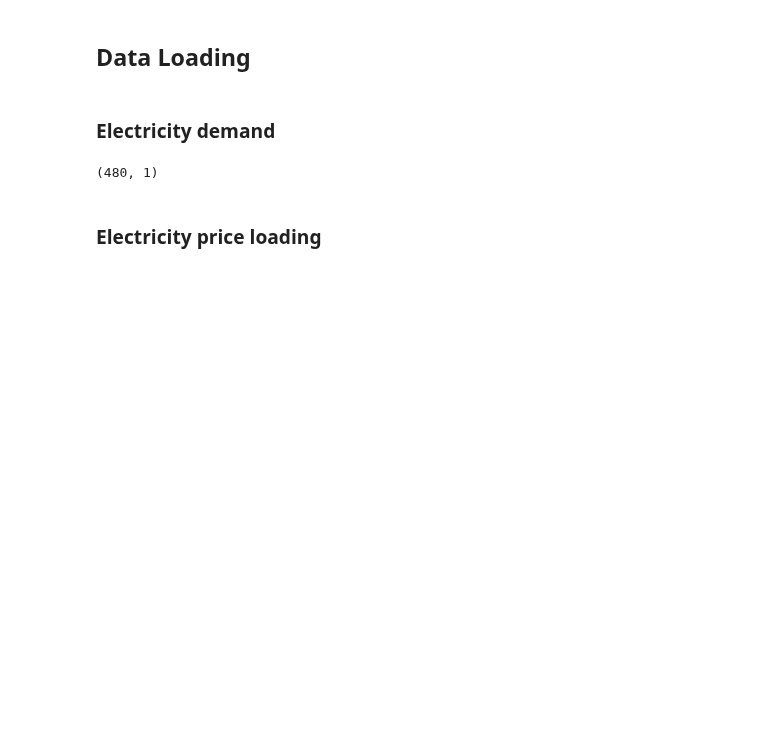
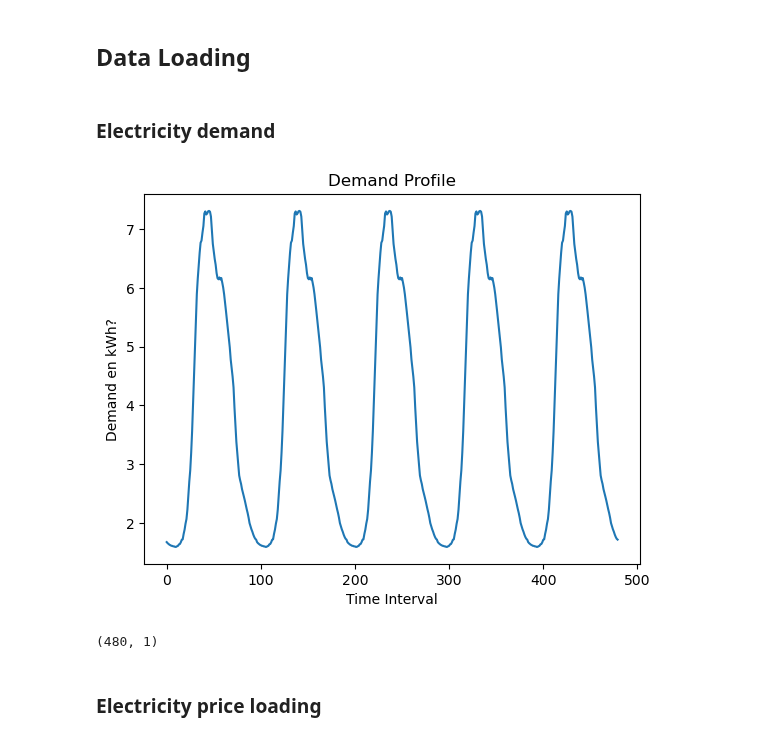
Before and after one commit to mauriacantoine/OptiDemandResponse, a Jupyter notebook: Project.ipynb, the cells around one changed output. Saved outputs shown, nothing was run; the diff lists cells and outputs as text; code cells hidden in the pictures; blank space fills up the shorter version.

```diff
--- a/Project.ipynb
+++ b/Project.ipynb
@@ -19,23 +23,23 @@ model = gp.Model("ADR")
 ### Electricity demand
 # %%
 profile_demand = pd.read_csv('Demand_Data_15min.csv', sep=',', decimal='.')
-profile_demand.head()
 
 facteur = 120000/1000000
 
 real_Demand= profile_demand['Demand']*facteur
 
 #plot the Demand Column
-#plt.plot(real_Demand)
-#plt.title('Demand Profile')
-#plt.xlabel('Time Interval')
-#plt.ylabel('Demand')
-#plt.show()
+plt.plot(real_Demand)
+plt.title('Demand Profile')
+plt.xlabel('Time Interval')
+plt.ylabel('Demand en kWh?')
+plt.show()
 
 #only keep the demand column
 profile_demand = profile_demand[['Demand']]
 print(profile_demand.shape)
 # %% [output]
+[figure, added]
 (480, 1)
 # %% [markdown]
 ### Electricity price loading
```
Also changed, not shown: parts of 4 cells of this notebook, 1 other file.
